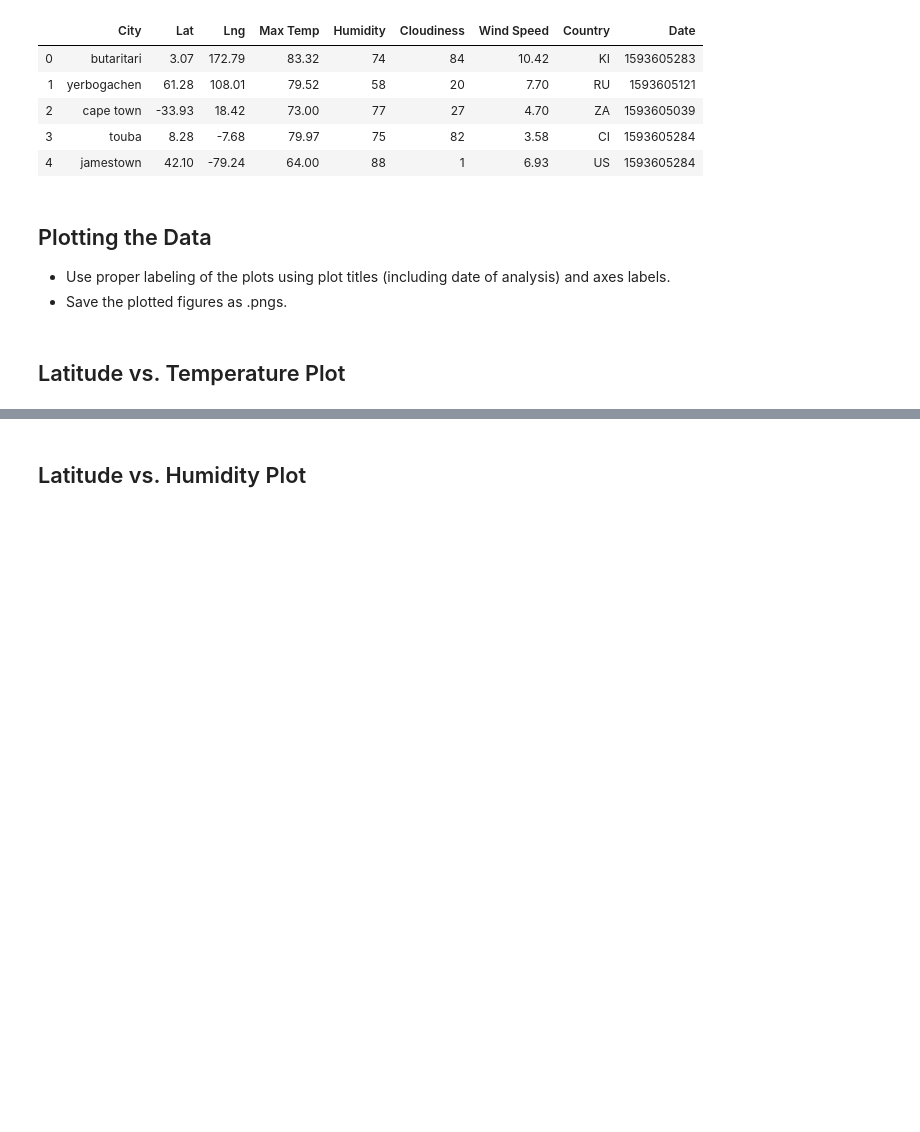
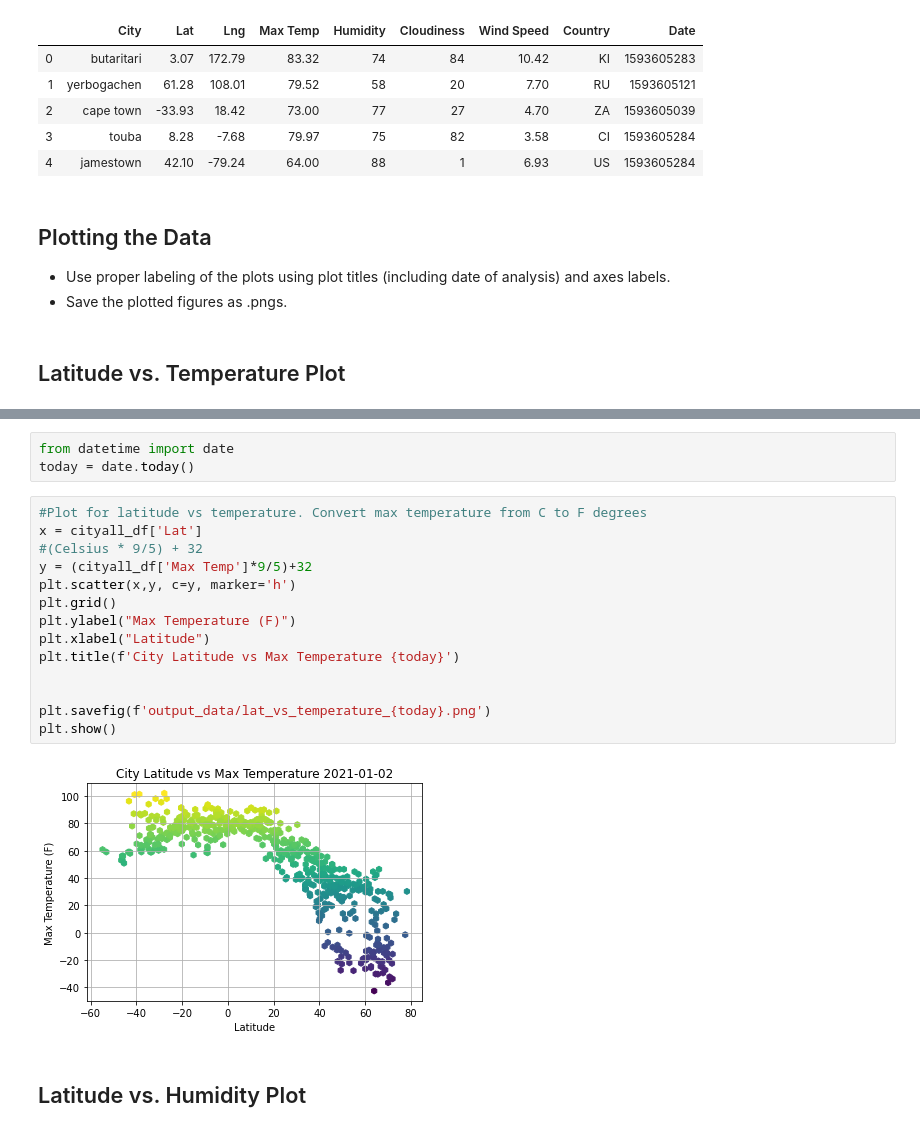
Before and after one commit to avaz7791/python-api-challenge, a Jupyter notebook: starter_code/WeatherPy.ipynb, the cells around one changed output, grey strips where cells are left out. Drawn from its saved outputs; the diff is of its cells as text; blank space fills up the shorter version.

```diff
--- a/starter_code/WeatherPy.ipynb
+++ b/starter_code/WeatherPy.ipynb
@@ -202,2 +200,21 @@ Int64Index([], dtype='int64')
+# %%
+from datetime import date
+today = date.today()
+# %%
+#Plot for latitude vs temperature. Convert max temperature from C to F degrees
+x = cityall_df['Lat']
+#(Celsius * 9/5) + 32
+y = (cityall_df['Max Temp']*9/5)+32
+plt.scatter(x,y, c=y, marker='h')
+plt.grid()
+plt.ylabel("Max Temperature (F)")
+plt.xlabel("Latitude")
+plt.title(f'City Latitude vs Max Temperature {today}')
+
+
+plt.savefig(f'output_data/lat_vs_temperature_{today}.png')
+plt.show()
+# %% [output]
+[figure, added]
 # %% [markdown]
 ## Latitude vs. Humidity Plot
```
Also changed, not shown: parts of 6 cells of this notebook, 5 other files.
